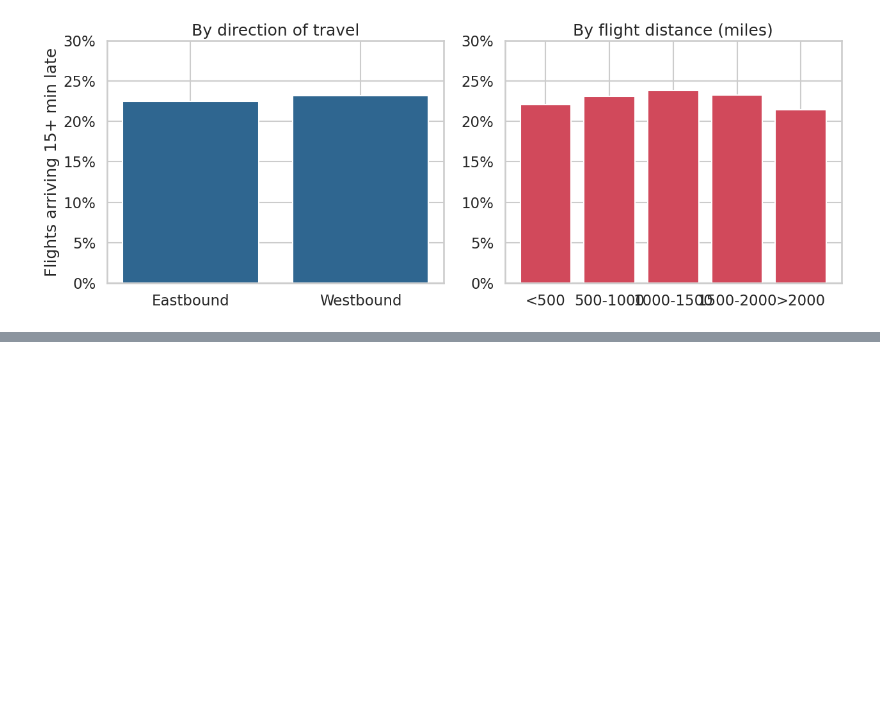
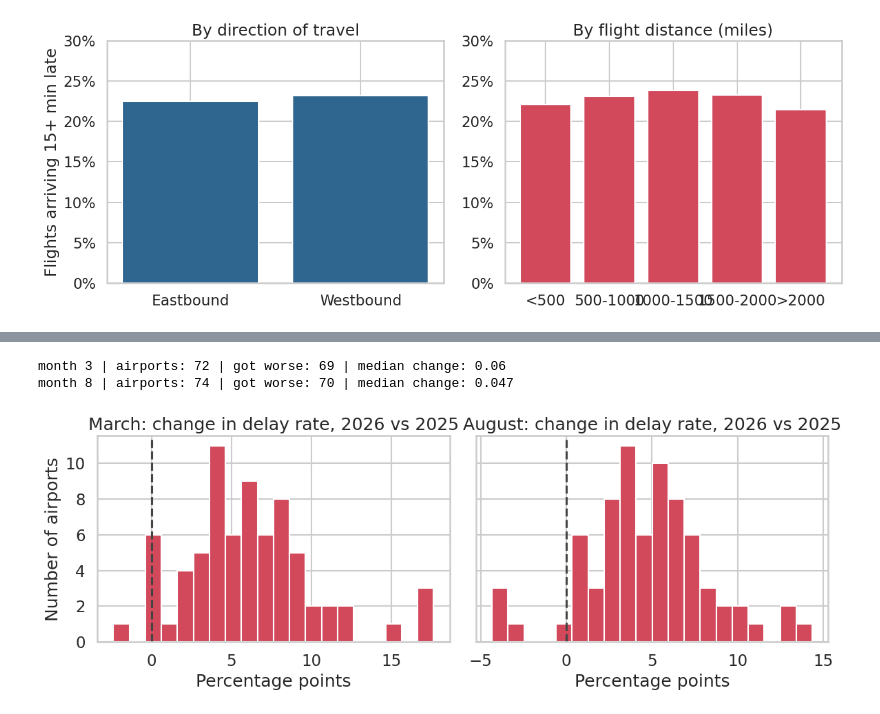
Before and after one commit to 7sankar/flight-delay-analysis-project, a Jupyter notebook: notebook/delay_analysis.ipynb, the cells around one changed output, grey strips where cells are left out. Drawn from its saved outputs; the diff is of its cells as text; code cells hidden in the pictures; blank space fills up the shorter version.

```diff
--- a/notebook/delay_analysis.ipynb
+++ b/notebook/delay_analysis.ipynb
@@ -269,0 +273,25 @@ dist_band
+# %%
+def airport_change(mo):
+    a = daily[daily["mo"] == mo].groupby(["airport", "yr"]).agg(
+        late=("late", "sum"), w=("w_valid", "sum"),
+        sched=("departures_scheduled", "sum")).reset_index()
+    p = a.pivot(index="airport", columns="yr", values=["late", "w", "sched"]).dropna()
+    change = p[("late", 2026)] / p[("w", 2026)] - p[("late", 2025)] / p[("w", 2025)]
+    return change[p[("sched", 2025)] >= 1500]   # skip tiny airports
+
+chg = {3: airport_change(3), 8: airport_change(8)}
+for mo, c in chg.items():
+    print("month", mo, "| airports:", len(c), "| got worse:", (c > 0).sum(),
+          "| median change:", round(c.median(), 3))
+
+fig, axes = plt.subplots(1, 2, figsize=(12, 4.5), sharey=True)
+for ax, (mo, name) in zip(axes, [(3, "March"), (8, "August")]):
+    ax.hist(chg[mo] * 100, bins=20, color="#d1495b")
+    ax.axvline(0, color="#444", linestyle="--")
+    ax.set(title=f"{name}: change in delay rate, 2026 vs 2025", xlabel="Percentage points")
+axes[0].set_ylabel("Number of airports")
+plt.tight_layout(); plt.savefig("figures/09_2026_vs_2025.png", dpi=200); plt.show()
+# %% [output]
+month 3 | airports: 72 | got worse: 69 | median change: 0.06
+month 8 | airports: 74 | got worse: 70 | median change: 0.047
+[figure, added]
```
Also changed, not shown: parts of 1 cell of this notebook.
